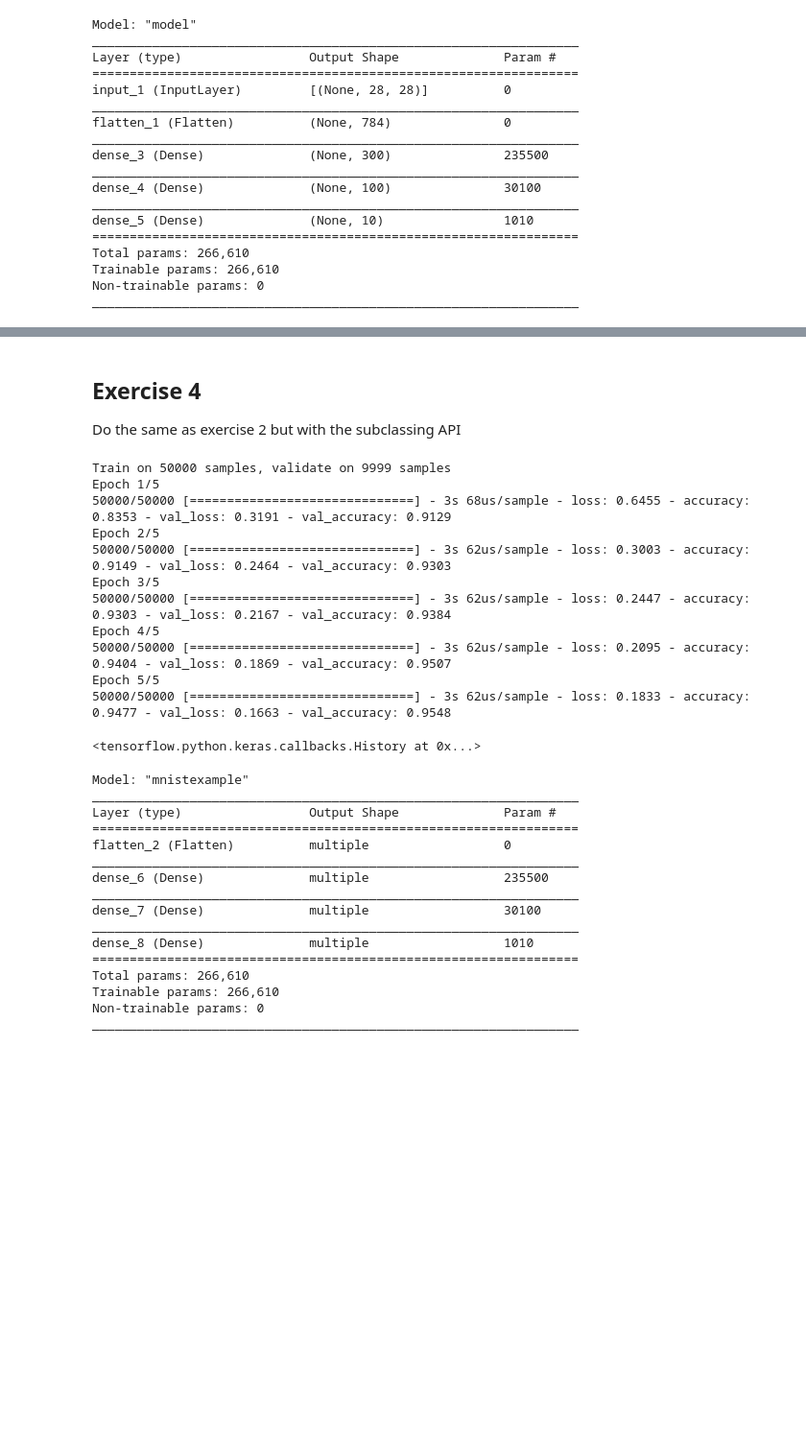
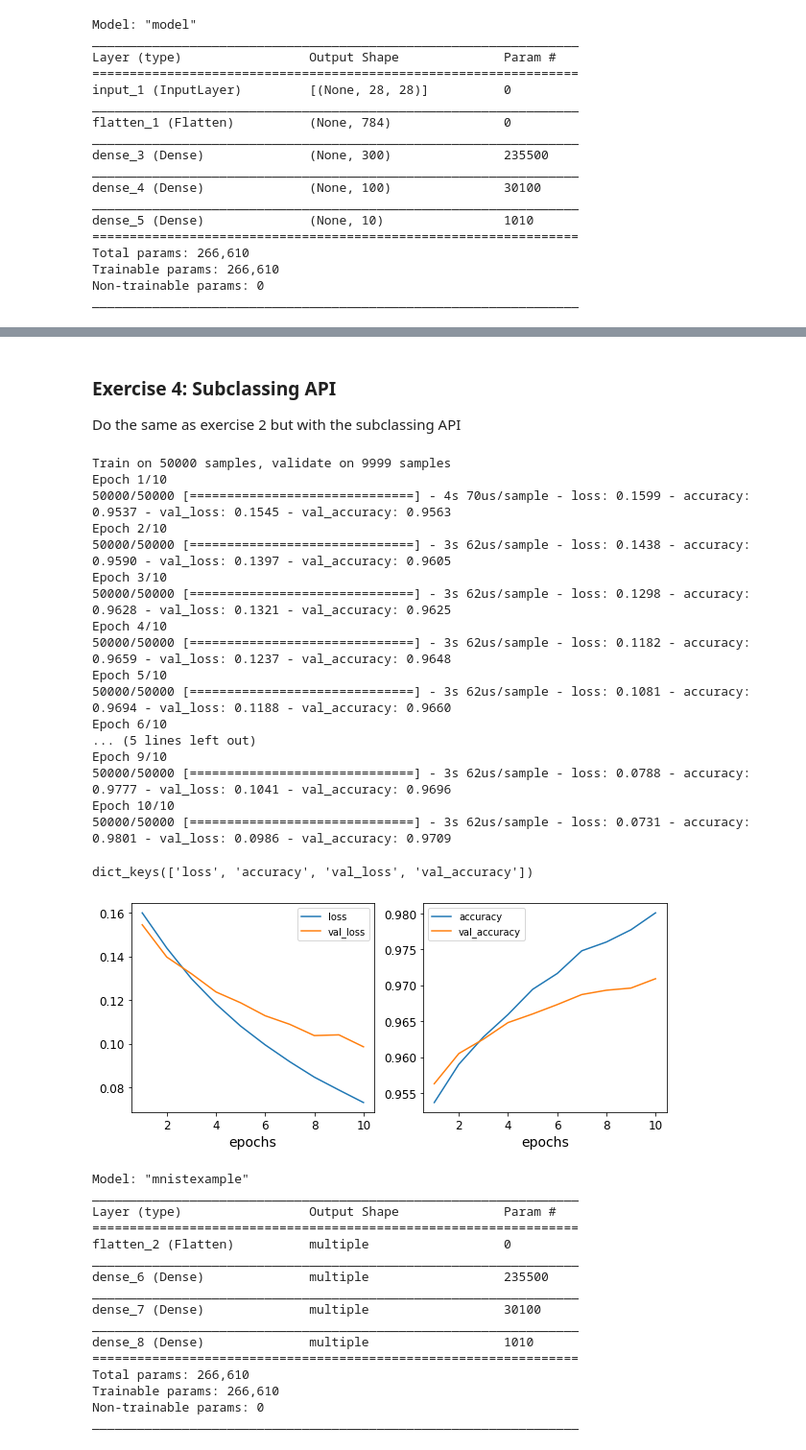
Before and after one commit to dtrad/geoml_course, a Jupyter notebook: Practice17_DNN.ipynb, the cells around one changed output, grey strips where cells are left out. Shown at 96% size. Cells and saved outputs as stored; diff of their text form; code cells hidden in the pictures; blank space fills up the shorter version.

```diff
--- a/Practice17_DNN.ipynb
+++ b/Practice17_DNN.ipynb
@@ -341,6 +346,6 @@ _________________________________________________________________
 # %%
 model.compile(loss="sparse_categorical_crossentropy",optimizer="sgd",metrics=["accuracy"])
 # %%
-model.fit(X,y,epochs=5,validation_data=(Xv,yv))
+model.fit(X,y,epochs=10,validation_data=(Xv,yv))
 # %% [output]
 Train on 50000 samples, validate on 9999 samples
@@ -357,6 +368,6 @@ Epoch 5/5
 <tensorflow.python.keras.callbacks.History at 0x...>
 # %% [markdown]
-## Exercise 4
+### Exercise 4: Subclassing API
 Do the same as exercise 2 but with the subclassing API
 # %%
 class mnistexample(keras.models.Model):
@@ -378,20 +389,30 @@ model = mnistexample()
 # %%
 model.compile(loss="sparse_categorical_crossentropy",optimizer="sgd",metrics=["accuracy"])
 # %%
-model.fit(X,y, epochs=5, validation_data=(Xv,yv))
+history=model.fit(X,y, epochs=10, validation_data=(Xv,yv))
 # %% [output]
 Train on 50000 samples, validate on 9999 samples
-Epoch 1/5
-50000/50000 [==============================] - 3s 68us/sample - loss: 0.6455 - accuracy: 0.8353 - val_loss: 0.3191 - val_accuracy: 0.9129
-Epoch 2/5
-50000/50000 [==============================] - 3s 62us/sample - loss: 0.3003 - accuracy: 0.9149 - val_loss: 0.2464 - val_accuracy: 0.9303
-Epoch 3/5
-50000/50000 [==============================] - 3s 62us/sample - loss: 0.2447 - accuracy: 0.9303 - val_loss: 0.2167 - val_accuracy: 0.9384
-Epoch 4/5
-50000/50000 [==============================] - 3s 62us/sample - loss: 0.2095 - accuracy: 0.9404 - val_loss: 0.1869 - val_accuracy: 0.9507
-Epoch 5/5
-50000/50000 [==============================] - 3s 62us/sample - loss: 0.1833 - accuracy: 0.9477 - val_loss: 0.1663 - val_accuracy: 0.9548
+Epoch 1/10
+50000/50000 [==============================] - 4s 70us/sample - loss: 0.1599 - accuracy: 0.9537 - val_loss: 0.1545 - val_accuracy: 0.9563
+Epoch 2/10
+50000/50000 [==============================] - 3s 62us/sample - loss: 0.1438 - accuracy: 0.9590 - val_loss: 0.1397 - val_accuracy: 0.9605
+Epoch 3/10
+50000/50000 [==============================] - 3s 62us/sample - loss: 0.1298 - accuracy: 0.9628 - val_loss: 0.1321 - val_accuracy: 0.9625
+Epoch 4/10
+50000/50000 [==============================] - 3s 62us/sample - loss: 0.1182 - accuracy: 0.9659 - val_loss: 0.1237 - val_accuracy: 0.9648
+Epoch 5/10
+50000/50000 [==============================] - 3s 62us/sample - loss: 0.1081 - accuracy: 0.9694 - val_loss: 0.1188 - val_accuracy: 0.9660
+Epoch 6/10
+... (5 lines left out)
+Epoch 9/10
+50000/50000 [==============================] - 3s 62us/sample - loss: 0.0788 - accuracy: 0.9777 - val_loss: 0.1041 - val_accuracy: 0.9696
+Epoch 10/10
+50000/50000 [==============================] - 3s 62us/sample - loss: 0.0731 - accuracy: 0.9801 - val_loss: 0.0986 - val_accuracy: 0.9709
-<tensorflow.python.keras.callbacks.History at 0x...>
+# %%
+printhistory(history)
+# %% [output]
+dict_keys(['loss', 'accuracy', 'val_loss', 'val_accuracy'])
+[figure, added]
 # %%
 model.summary()
 # %% [output]
```
Also changed, not shown: parts of 5 cells of this notebook.
